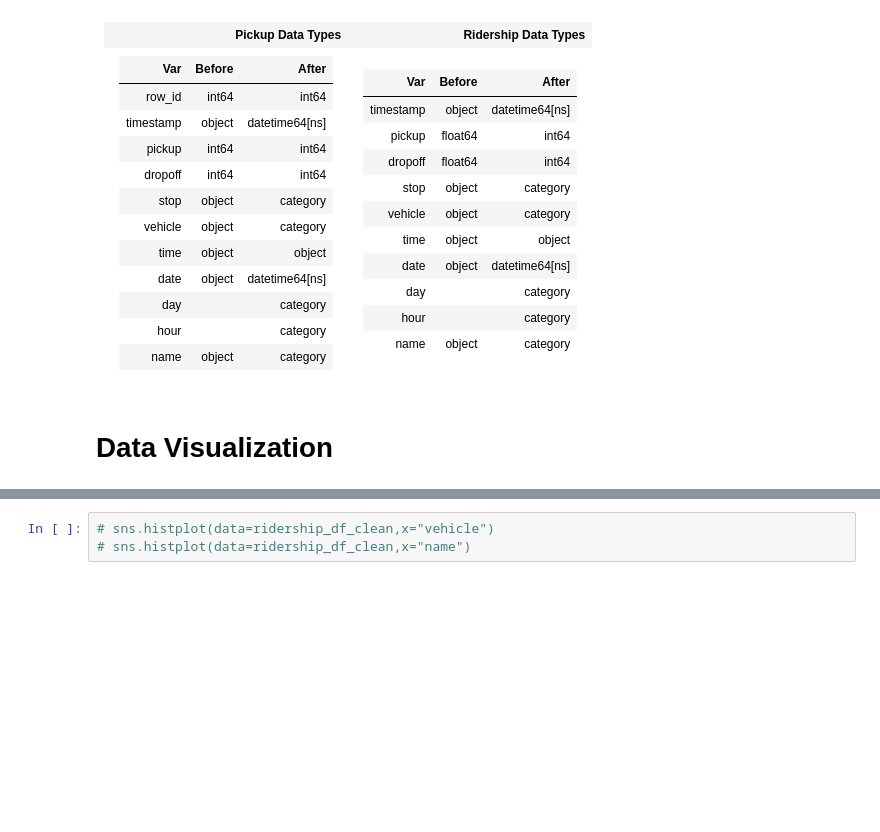
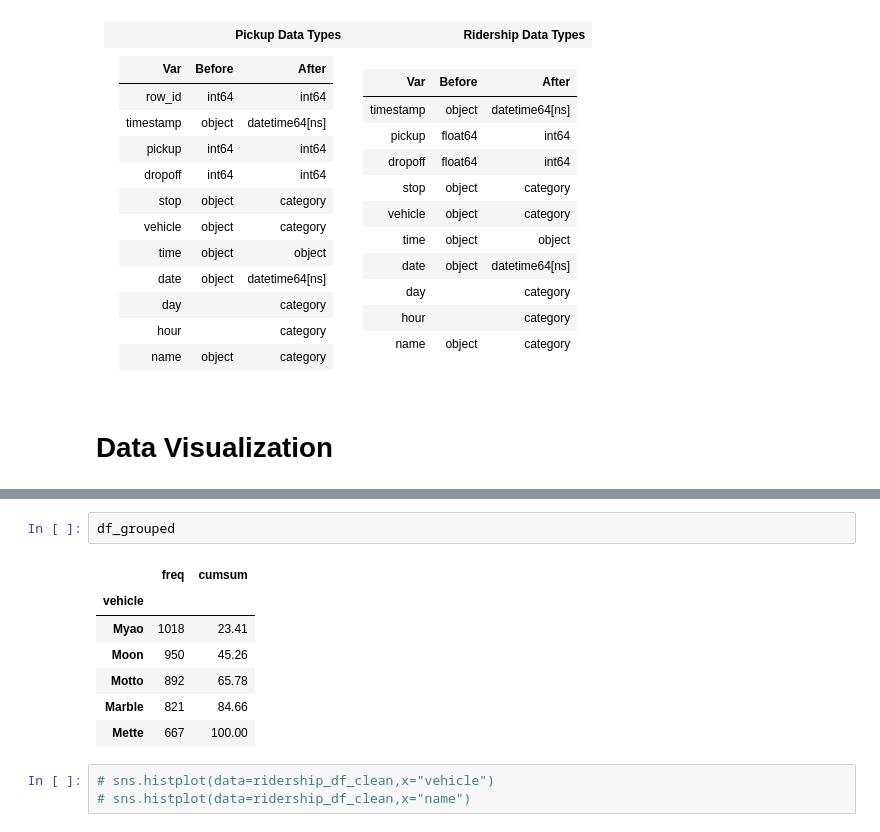
Before and after one commit to jrosilam/MayMobility_TakeHome, a Jupyter notebook: takehome_test.ipynb, the cells around one changed output, grey strips where cells are left out. Saved outputs shown, nothing was run; the diff lists cells and outputs as text; blank space fills up the shorter version.

```diff
--- a/takehome_test.ipynb
+++ b/takehome_test.ipynb
@@ -717,3 +786,13 @@ plt.show()
+# %%
+df_grouped
+# %% [output]
+|  | freq | cumsum |
+| vehicle |  |  |
+| Myao | 1018 | 23.41 |
+| Moon | 950 | 45.26 |
+| Motto | 892 | 65.78 |
+| Marble | 821 | 84.66 |
+| Mette | 667 | 100.00 |
 # %%
 # sns.histplot(data=ridership_df_clean,x="vehicle")
 # sns.histplot(data=ridership_df_clean,x="name")
```
Also changed, not shown: parts of 6 cells of this notebook.
